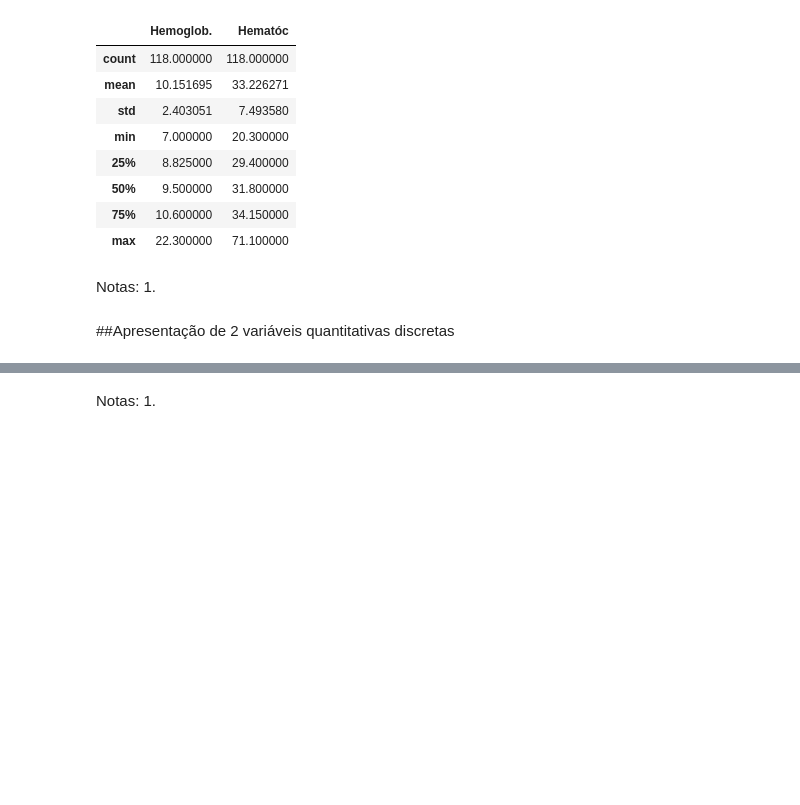
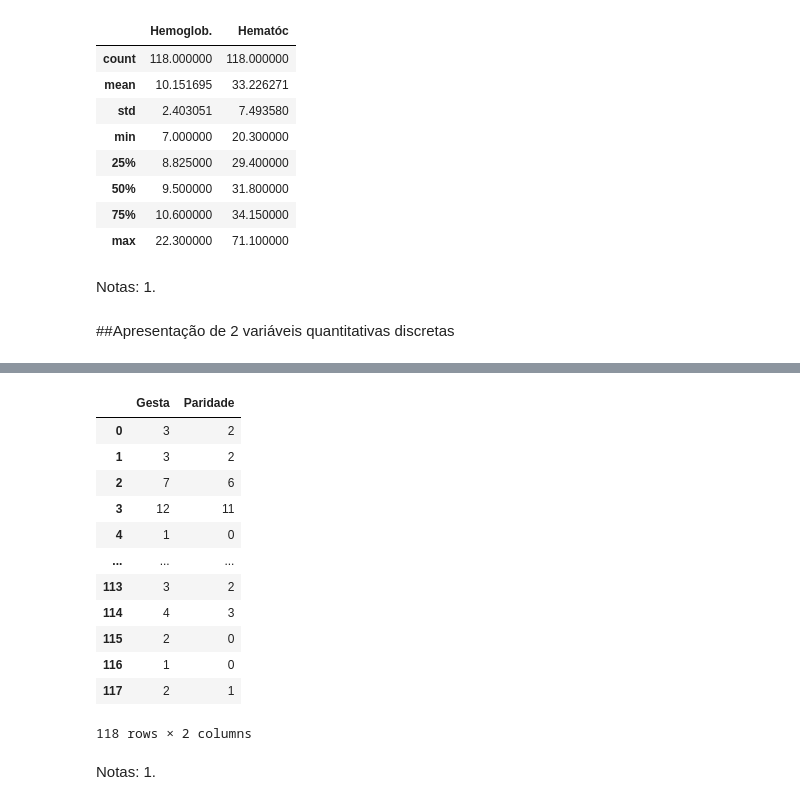
Before and after one commit to JulioHenri/cliente_marcos, a Jupyter notebook: cliente_marcos.ipynb, the cells around one changed output, grey strips where cells are left out. Cells and saved outputs as stored; diff of their text form; code cells hidden in the pictures; blank space fills up the shorter version.

```diff
--- a/cliente_marcos.ipynb
+++ b/cliente_marcos.ipynb
@@ -200,3 +202,19 @@ df[['idade','Renda salario mínimo']].describe()
+# %%
+df[['Gesta','Paridade']]
+# %% [output]
+|  | Gesta | Paridade |
+| 0 | 3 | 2 |
+| 1 | 3 | 2 |
+| 2 | 7 | 6 |
+| 3 | 12 | 11 |
+| 4 | 1 | 0 |
+| ... | ... | ... |
+| 113 | 3 | 2 |
+| 114 | 4 | 3 |
+| 115 | 2 | 0 |
+| 116 | 1 | 0 |
+| 117 | 2 | 1 |
+118 rows × 2 columns
 # %% [markdown]
 Notas:
 1.
```
Also changed, not shown: parts of 8 cells of this notebook.
